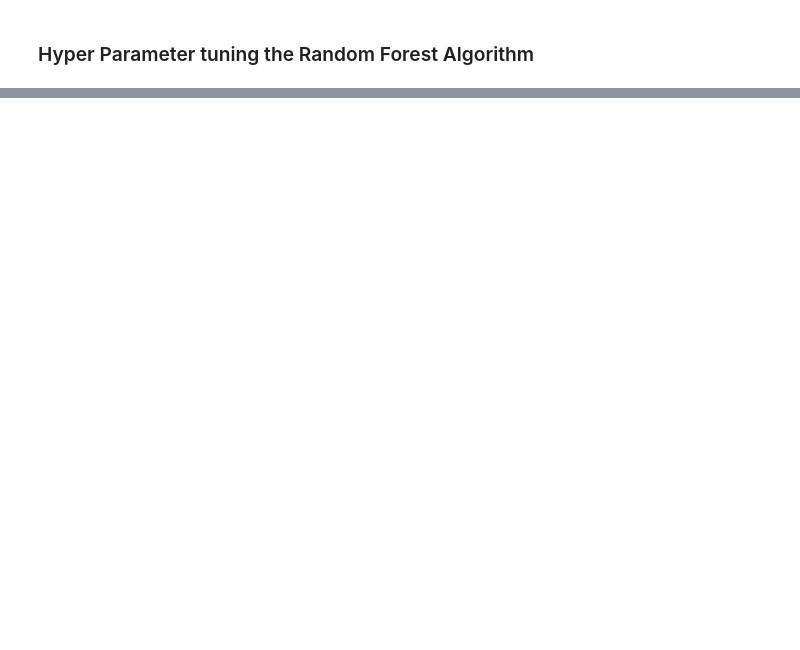
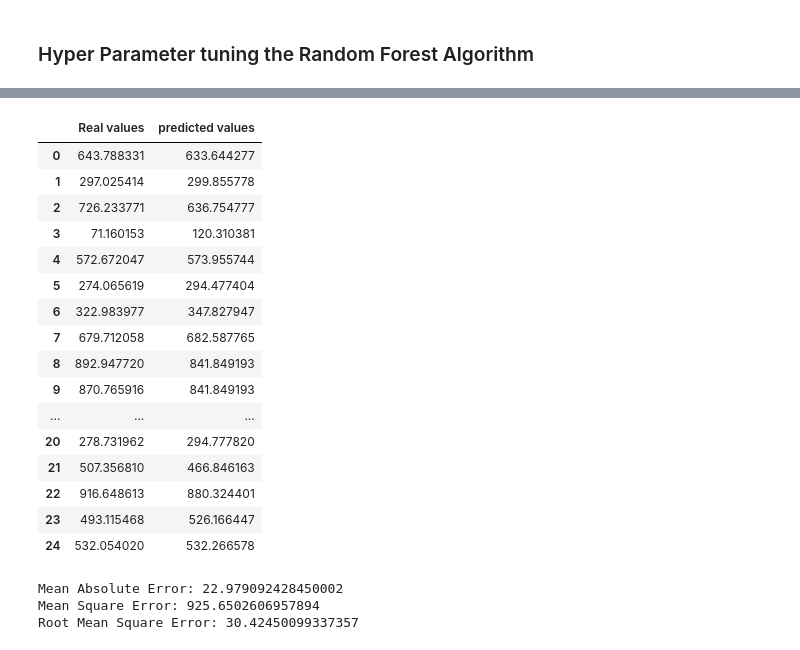
Before and after one commit to karthikeya-1508/ML_prac_files, a Jupyter notebook: regression/Random_Forest_Reg.ipynb, the cells around one changed output, grey strips where cells are left out. Cells and saved outputs as stored; diff of their text form; code cells hidden in the pictures; blank space fills up the shorter version.

```diff
--- a/regression/Random_Forest_Reg.ipynb
+++ b/regression/Random_Forest_Reg.ipynb
@@ -180,0 +204,9 @@ Root Mean Square Error: 25.721308629606735
+# %%
+from sklearn.model_selection import GridSearchCV
+
+rf = RandomForestRegressor()
+
+grid_search = GridSearchCV(estimator = rf, param_grid = param_grid,
+                           cv = 5, n_jobs = -1, verbose = 2)
+# %%
+grid_search.fit(x_train.reshape(-1,1), y_train)
@@ -180,0 +235,4 @@ Root Mean Square Error: 25.721308629606735
+# %%
+rf_tuned = RandomForestRegressor(n_estimators=40,criterion = 'absolute_error',max_depth = 100, max_features=None,min_samples_split=6,min_samples_leaf=2,bootstrap=True,n_jobs = -1)
+
+rf_tuned.fit(x_train.reshape(-1,1),y_train)
@@ -180,0 +243,3 @@ Root Mean Square Error: 25.721308629606735
+# %%
+y_pred_tuned = rf_tuned.predict(x_test.reshape(-1,1))
+y_pred_tuned
@@ -180,0 +254,33 @@ Root Mean Square Error: 25.721308629606735
+# %%
+df_tuned = pd.DataFrame({'Real values': y_test,'predicted values': y_pred_tuned})
+df_tuned
+# %% [output]
+|  | Real values | predicted values |
+| 0 | 643.788331 | 633.644277 |
+| 1 | 297.025414 | 299.855778 |
+| 2 | 726.233771 | 636.754777 |
+| 3 | 71.160153 | 120.310381 |
+| 4 | 572.672047 | 573.955744 |
+| 5 | 274.065619 | 294.477404 |
+| 6 | 322.983977 | 347.827947 |
+| 7 | 679.712058 | 682.587765 |
+| 8 | 892.947720 | 841.849193 |
+| 9 | 870.765916 | 841.849193 |
+| ... | ... | ... |
+| 20 | 278.731962 | 294.777820 |
+| 21 | 507.356810 | 466.846163 |
+| 22 | 916.648613 | 880.324401 |
+| 23 | 493.115468 | 526.166447 |
+| 24 | 532.054020 | 532.266578 |
+# %%
+meanAbErr = metrics.mean_absolute_error(y_test, y_pred_tuned)
+meanSqErr = metrics.mean_squared_error(y_test, y_pred_tuned)
+rootMeanSqErr = sqrt(mean_squared_error(y_test,y_pred_tuned))
+
+print('Mean Absolute Error:', meanAbErr)
+print('Mean Square Error:', meanSqErr)
+print('Root Mean Square Error:', rootMeanSqErr)
+# %% [output]
+Mean Absolute Error: 22.979092428450002
+Mean Square Error: 925.6502606957894
+Root Mean Square Error: 30.42450099337357
```
Also changed, not shown: parts of 10 cells of this notebook.
